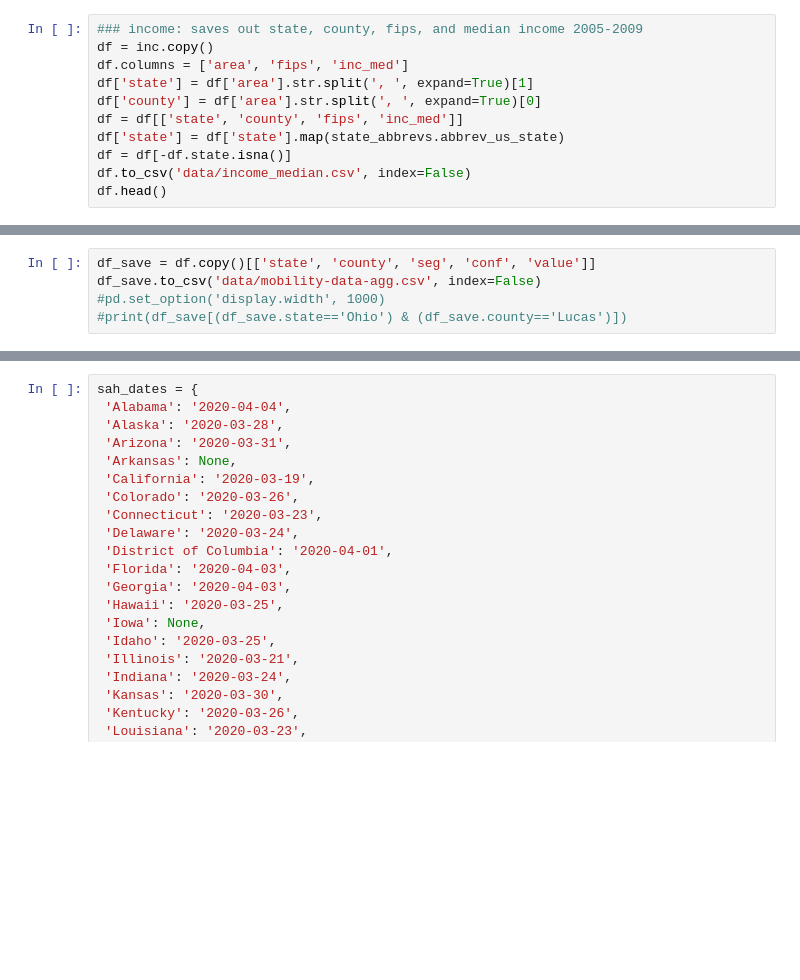
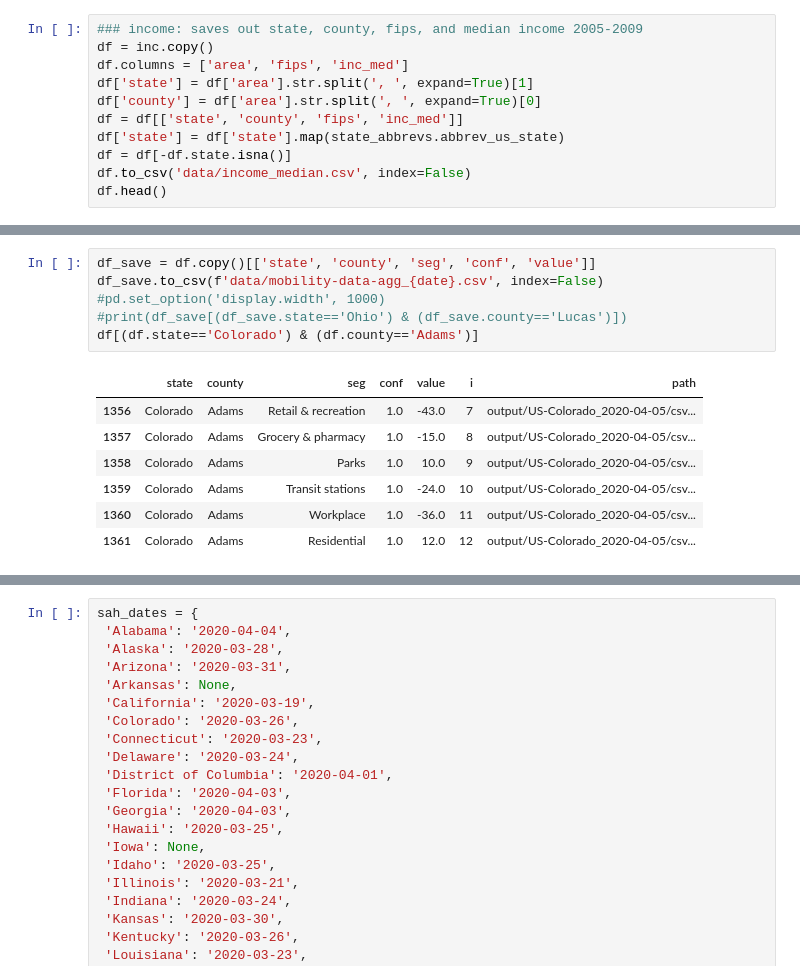
Before and after one commit to jwhendy/covid19, a Jupyter notebook: data_processing.ipynb, the cells around one changed output, grey strips where cells are left out. Cells and saved outputs as stored; diff of their text form; blank space fills up the shorter version.

```diff
--- a/data_processing.ipynb
+++ b/data_processing.ipynb
@@ -168,8 +177,17 @@ df['conf'] = pd.to_numeric(df['conf'])
 # %%
 df_save = df.copy()[['state', 'county', 'seg', 'conf', 'value']]
-df_save.to_csv('data/mobility-data-agg.csv', index=False)
+df_save.to_csv(f'data/mobility-data-agg_{date}.csv', index=False)
 #pd.set_option('display.width', 1000)
 #print(df_save[(df_save.state=='Ohio') & (df_save.county=='Lucas')])
+df[(df.state=='Colorado') & (df.county=='Adams')]
+# %% [output]
+|  | state | county | seg | conf | value | i | path |
+| 1356 | Colorado | Adams | Retail & recreation | 1.0 | -43.0 | 7 | output/US-Colorado_2020-04-05/csv... |
+| 1357 | Colorado | Adams | Grocery & pharmacy | 1.0 | -15.0 | 8 | output/US-Colorado_2020-04-05/csv... |
+| 1358 | Colorado | Adams | Parks | 1.0 | 10.0 | 9 | output/US-Colorado_2020-04-05/csv... |
+| 1359 | Colorado | Adams | Transit stations | 1.0 | -24.0 | 10 | output/US-Colorado_2020-04-05/csv... |
+| 1360 | Colorado | Adams | Workplace | 1.0 | -36.0 | 11 | output/US-Colorado_2020-04-05/csv... |
+| 1361 | Colorado | Adams | Residential | 1.0 | 12.0 | 12 | output/US-Colorado_2020-04-05/csv... |
 # %%
 ts_all = []
 df2 = df.copy()
```
Also changed, not shown: parts of 7 cells of this notebook, 6 other files.
